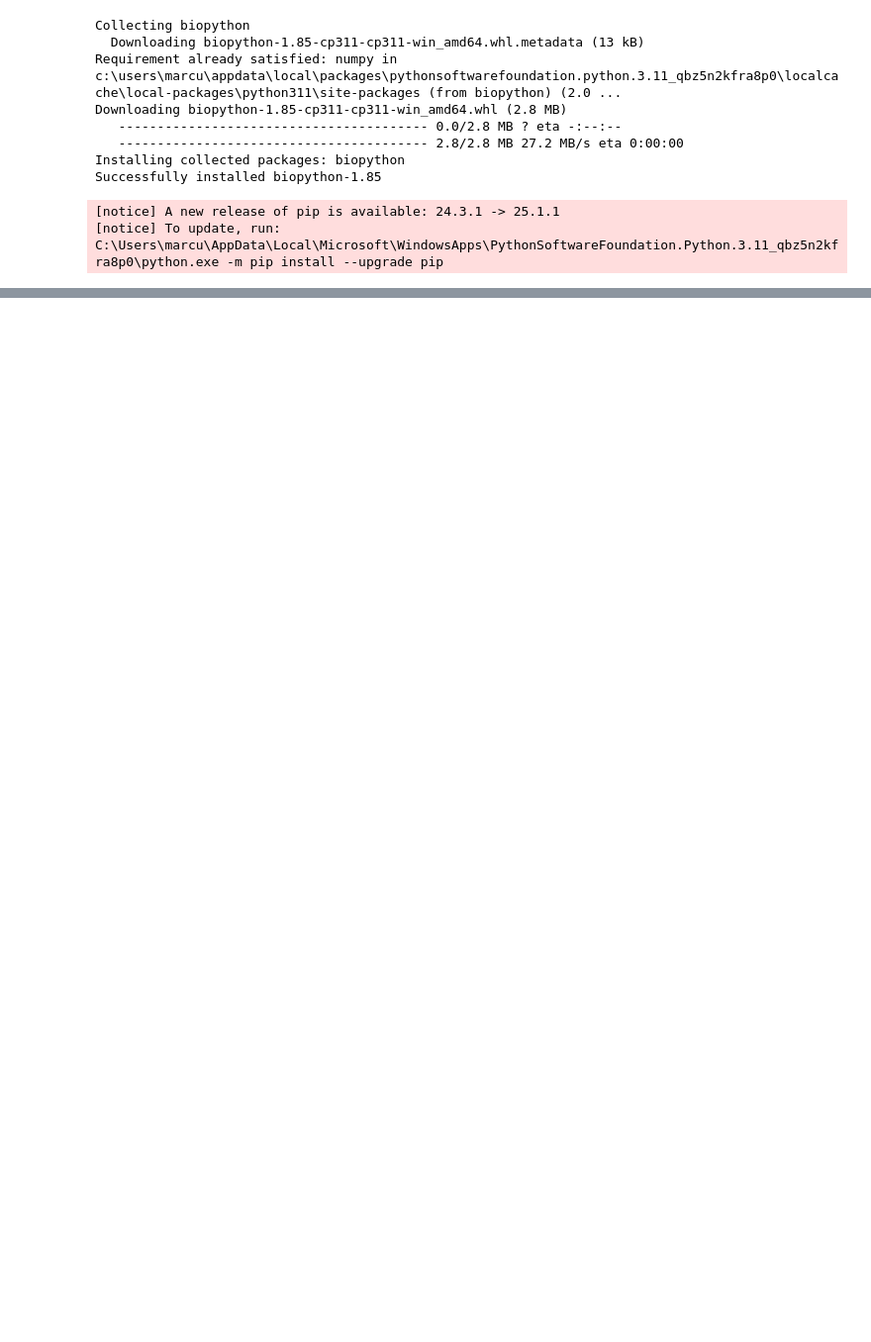
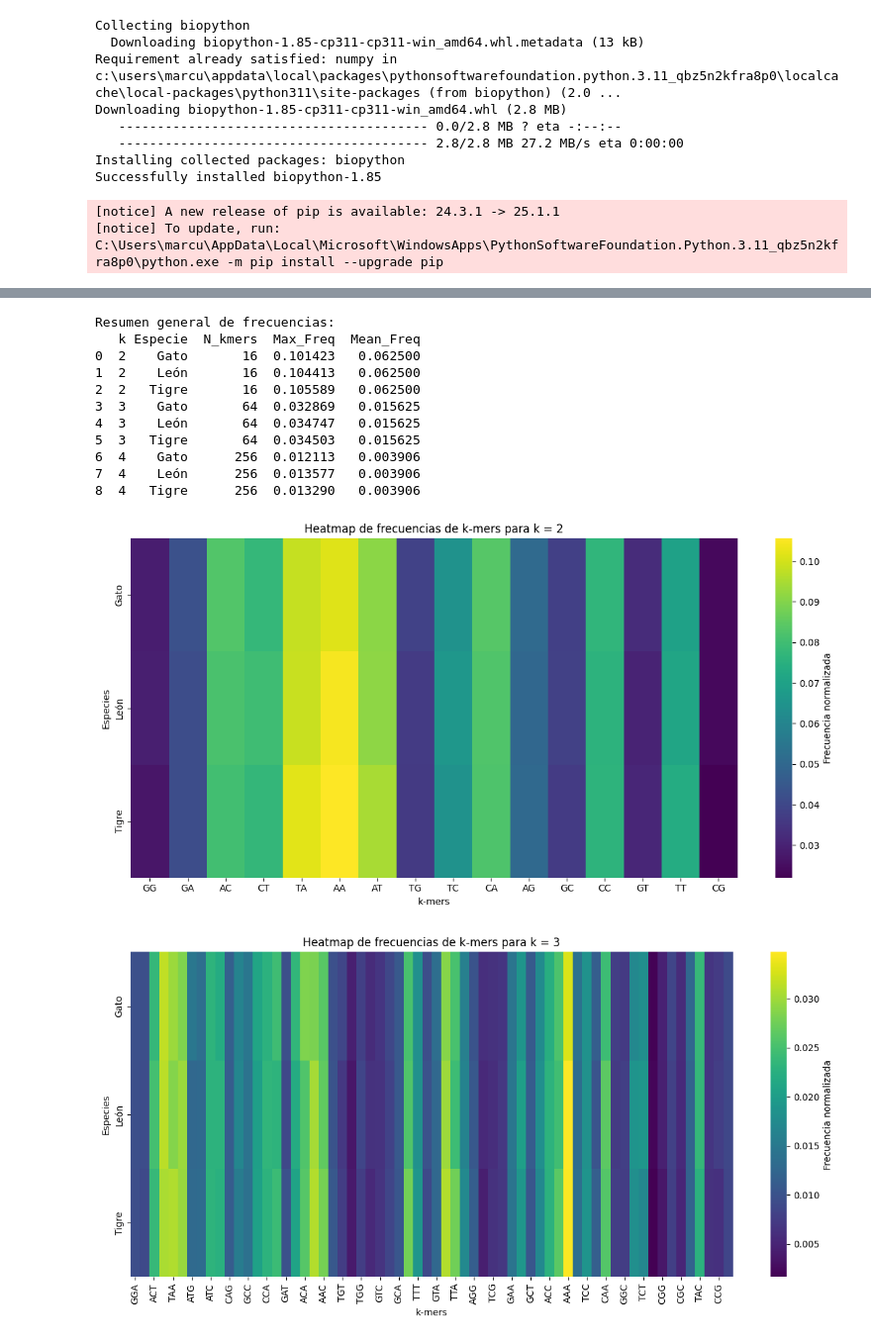
Before and after one commit to martacuevasr/AlineamientoMultiple, a Jupyter notebook: alineamientoMultiple.ipynb, the cells around one changed output, grey strips where cells are left out. Shown: that part at 99% size. Drawn from its saved outputs; the diff is of its cells as text; code cells hidden in the pictures; blank space fills up the shorter version.

```diff
--- a/alineamientoMultiple.ipynb
+++ b/alineamientoMultiple.ipynb
@@ -20,9 +20,9 @@ def cargar_secuencia(fichero_fasta):
     return secuencia
 
 # Cargar las tres secuencias
-gato_seq = cargar_secuencia("secuenciagato.fasta")
-leon_seq = cargar_secuencia("secuencialeon.fasta")
-tigre_seq = cargar_secuencia("secuenciatigre.fasta")
+gato_seq = cargar_secuencia("sequencegato.fasta")
+leon_seq = cargar_secuencia("sequenceleon.fasta")
+tigre_seq = cargar_secuencia("sequencetigre.fasta")
 
 # Verificar longitudes
 print("Longitudes:")
@@ -33,0 +85,53 @@ FileNotFoundError: [Errno 2] No such file or directory: 'secuenciagato.fasta'
+# %%
+import matplotlib.pyplot as plt
+import seaborn as sns
+
+
+def resumen_frecuencias(resultados, ks, especies):
+    resumen = []
+    for k in ks:
+        for especie in especies:
+            freqs = resultados[k][especie]
+            n_kmers = len(freqs)
+            max_freq = max(freqs.values()) if freqs else 0
+            promedio_freq = sum(freqs.values()) / n_kmers if n_kmers > 0 else 0
+            resumen.append({
+                "k": k,
+                "Especie": especie,
+                "N_kmers": n_kmers,
+                "Max_Freq": max_freq,
+                "Mean_Freq": promedio_freq
+            })
+    return pd.DataFrame(resumen)
+
+
+especies = ["Gato", "León", "Tigre"]
+df_resumen = resumen_frecuencias(resultados, ks, especies)
+
+print("Resumen general de frecuencias:")
+print(df_resumen)
+
+# heatmaps
+for k in ks:
+    df = pd.DataFrame(resultados[k]).fillna(0).T
+    plt.figure(figsize=(12, 6))
+    sns.heatmap(df, cmap="viridis", cbar_kws={'label': 'Frecuencia normalizada'})
+    plt.title(f"Heatmap de frecuencias de k-mers para k = {k}")
+    plt.xlabel("k-mers")
+    plt.ylabel("Especies")
+    plt.tight_layout()
+    plt.show()
+# %% [output]
+Resumen general de frecuencias:
+   k Especie  N_kmers  Max_Freq  Mean_Freq
+0  2    Gato       16  0.101423   0.062500
+1  2    León       16  0.104413   0.062500
+2  2   Tigre       16  0.105589   0.062500
+3  3    Gato       64  0.032869   0.015625
+4  3    León       64  0.034747   0.015625
+5  3   Tigre       64  0.034503   0.015625
+6  4    Gato      256  0.012113   0.003906
+7  4    León      256  0.013577   0.003906
+8  4   Tigre      256  0.013290   0.003906
+[figure, added]
+[figure, added]
```
Also changed, not shown: parts of 10 cells of this notebook, 5 other files.
